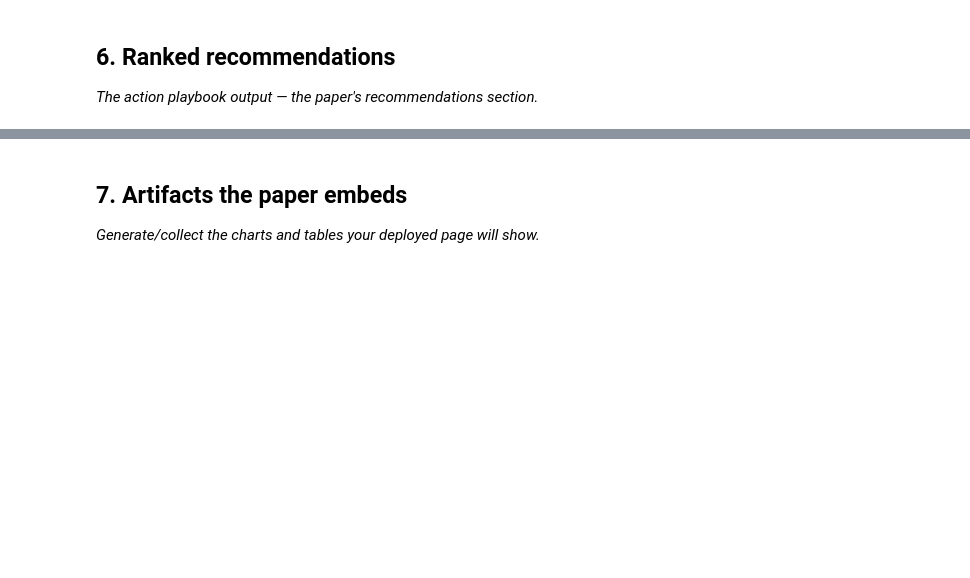
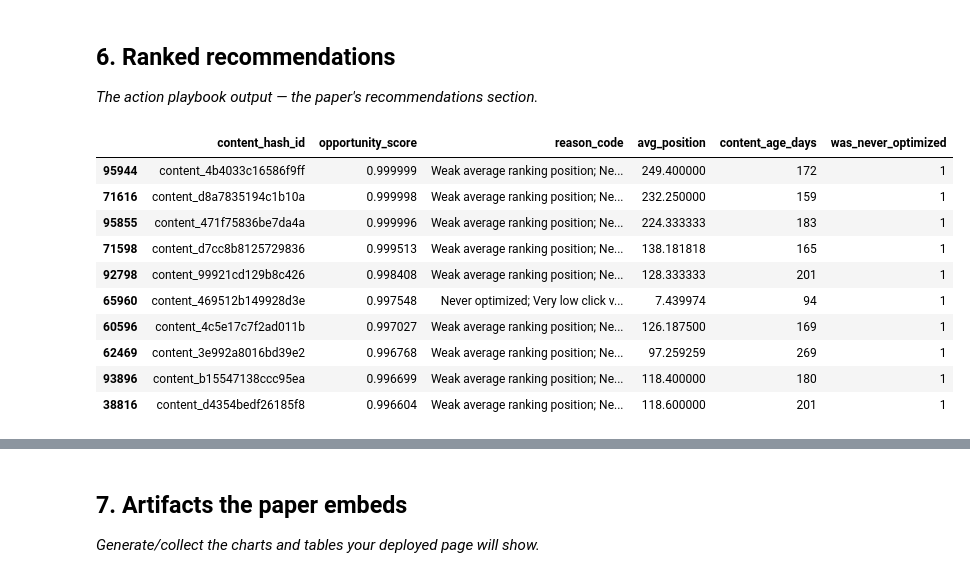
Before and after one commit to muska123-web/FlyRank-AI-Internship, a Jupyter notebook: work/notebooks/capstone.ipynb, the cells around one changed output, grey strips where cells are left out. Cells and saved outputs as stored; diff of their text form; code cells hidden in the pictures; blank space fills up the shorter version.

```diff
--- a/work/notebooks/capstone.ipynb
+++ b/work/notebooks/capstone.ipynb
@@ -30,3 +412,41 @@ This skeleton is yours to fill. Work the sections **in order** — each one has
 ## 6. Ranked recommendations
 
 *The action playbook output — the paper's recommendations section.*
+# %%
+# ============================================
+# SECTION 6 — Ranked Recommendations
+# 6.1 Score today's live content via fact_content_query_90d
+# ============================================
+
+def assign_reason_code(row):
+    reasons = []
+    if row['avg_position'] > 20:
+        reasons.append("Weak average ranking position")
+    if row['was_never_optimized'] == 1:
+        reasons.append("Never optimized")
+    if row['avg_daily_clicks'] < 1:
+        reasons.append("Very low click volume")
+    if row['content_age_days'] > 365:
+        reasons.append("Aging content (12+ months old)")
+    if not reasons:
+        reasons.append("General decline signal")
+    return "; ".join(reasons[:2])  # top 2 reasons max, keep it readable
+
+test_clean['opportunity_score'] = y_prob  # from your Logistic Regression predictions
+test_clean['reason_code'] = test_clean.apply(assign_reason_code, axis=1)
+
+top_opportunities = test_clean.sort_values('opportunity_score', ascending=False).head(50)
+top_opportunities[['content_hash_id', 'opportunity_score', 'reason_code',
+                    'avg_position', 'content_age_days', 'was_never_optimized']].head(10)
+# %% [output]
+|  | content_hash_id | opportunity_score | reason_code | avg_position | content_age_days | was_never_optimized |
+| 95944 | content_4b4033c16586f9ff | 0.999999 | Weak average ranking position; Ne... | 249.400000 | 172 | 1 |
+| 71616 | content_d8a7835194c1b10a | 0.999998 | Weak average ranking position; Ne... | 232.250000 | 159 | 1 |
+| 95855 | content_471f75836be7da4a | 0.999996 | Weak average ranking position; Ne... | 224.333333 | 183 | 1 |
+| 71598 | content_d7cc8b8125729836 | 0.999513 | Weak average ranking position; Ne... | 138.181818 | 165 | 1 |
+| 92798 | content_99921cd129b8c426 | 0.998408 | Weak average ranking position; Ne... | 128.333333 | 201 | 1 |
+| 65960 | content_469512b149928d3e | 0.997548 | Never optimized; Very low click v... | 7.439974 | 94 | 1 |
+| 60596 | content_4c5e17c7f2ad011b | 0.997027 | Weak average ranking position; Ne... | 126.187500 | 169 | 1 |
+| 62469 | content_3e992a8016bd39e2 | 0.996768 | Weak average ranking position; Ne... | 97.259259 | 269 | 1 |
+| 93896 | content_b15547138ccc95ea | 0.996699 | Weak average ranking position; Ne... | 118.400000 | 180 | 1 |
+| 38816 | content_d4354bedf26185f8 | 0.996604 | Weak average ranking position; Ne... | 118.600000 | 201 | 1 |
```
Also changed, not shown: parts of 20 cells of this notebook.
